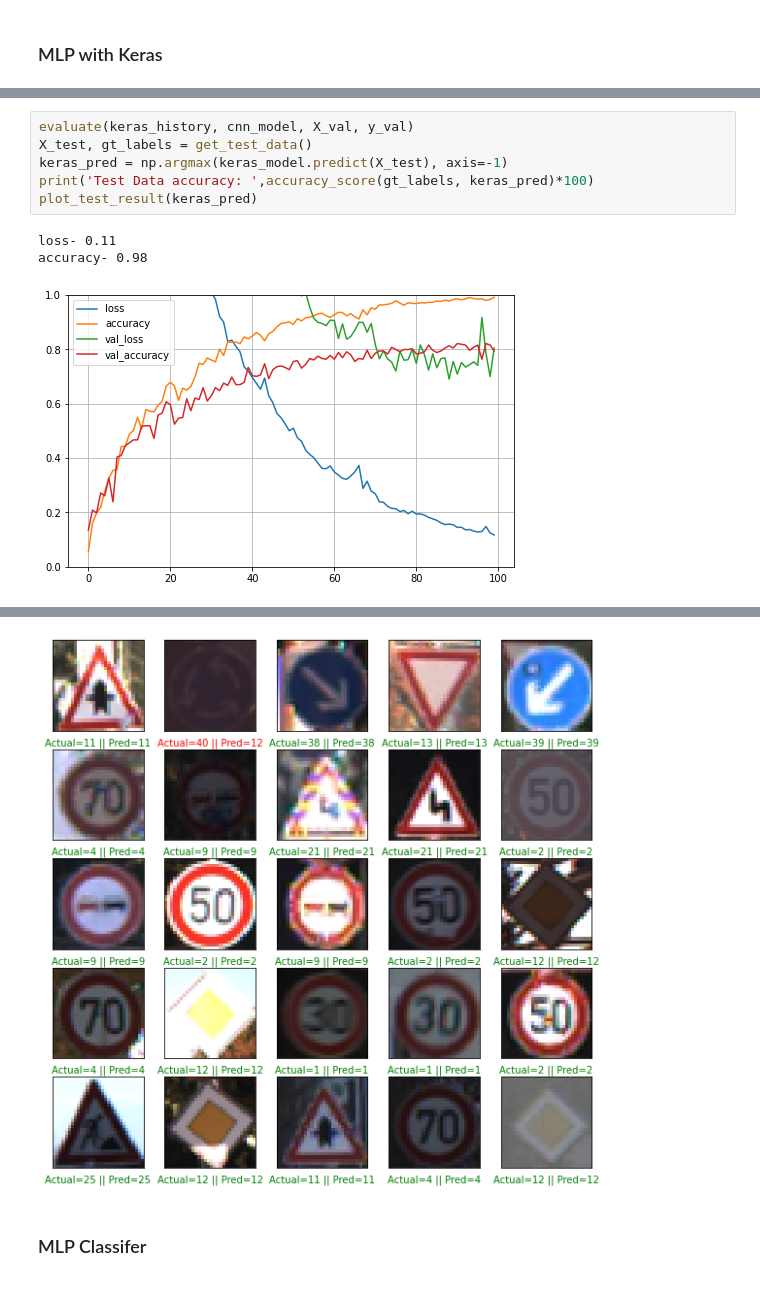
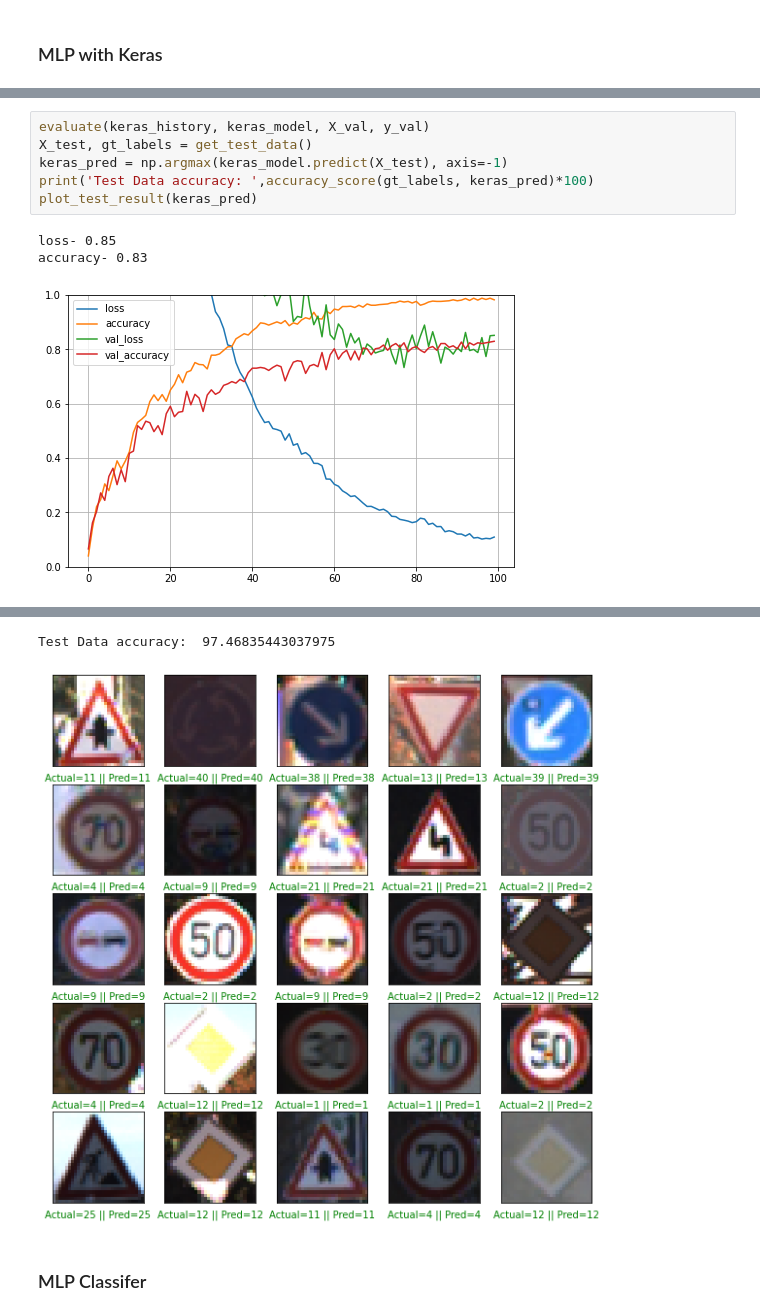
Before and after one commit to AgitatedBuddha/handsonml_nn_dl, a Jupyter notebook: dl/mini_projects/GTSDB_Traffic_sign_Recognition.ipynb, the cells around one changed output, grey strips where cells are left out. Saved outputs shown, nothing was run; the diff lists cells and outputs as text.

```diff
--- a/dl/mini_projects/GTSDB_Traffic_sign_Recognition.ipynb
+++ b/dl/mini_projects/GTSDB_Traffic_sign_Recognition.ipynb
@@ -325,10 +328,10 @@ NameError: name 'image_data' is not defined
 # %%
-evaluate(keras_history, cnn_model, X_val, y_val)
+evaluate(keras_history, keras_model, X_val, y_val)
 X_test, gt_labels = get_test_data()
 keras_pred = np.argmax(keras_model.predict(X_test), axis=-1)
 print('Test Data accuracy: ',accuracy_score(gt_labels, keras_pred)*100)
 plot_test_result(keras_pred)
 # %% [output]
-loss- 0.11
-accuracy- 0.98
+loss- 0.85
+accuracy- 0.83
-[figure, old version]
+[figure, new version]
@@ -337,4 +340,5 @@ Test Data accuracy:  97.46835443037975
+Test Data accuracy:  97.46835443037975
-[figure, old version]
+[figure, new version]
 # %% [markdown]
 ### MLP Classifer
 # %%
```
Also changed, not shown: parts of 2 cells of this notebook.
